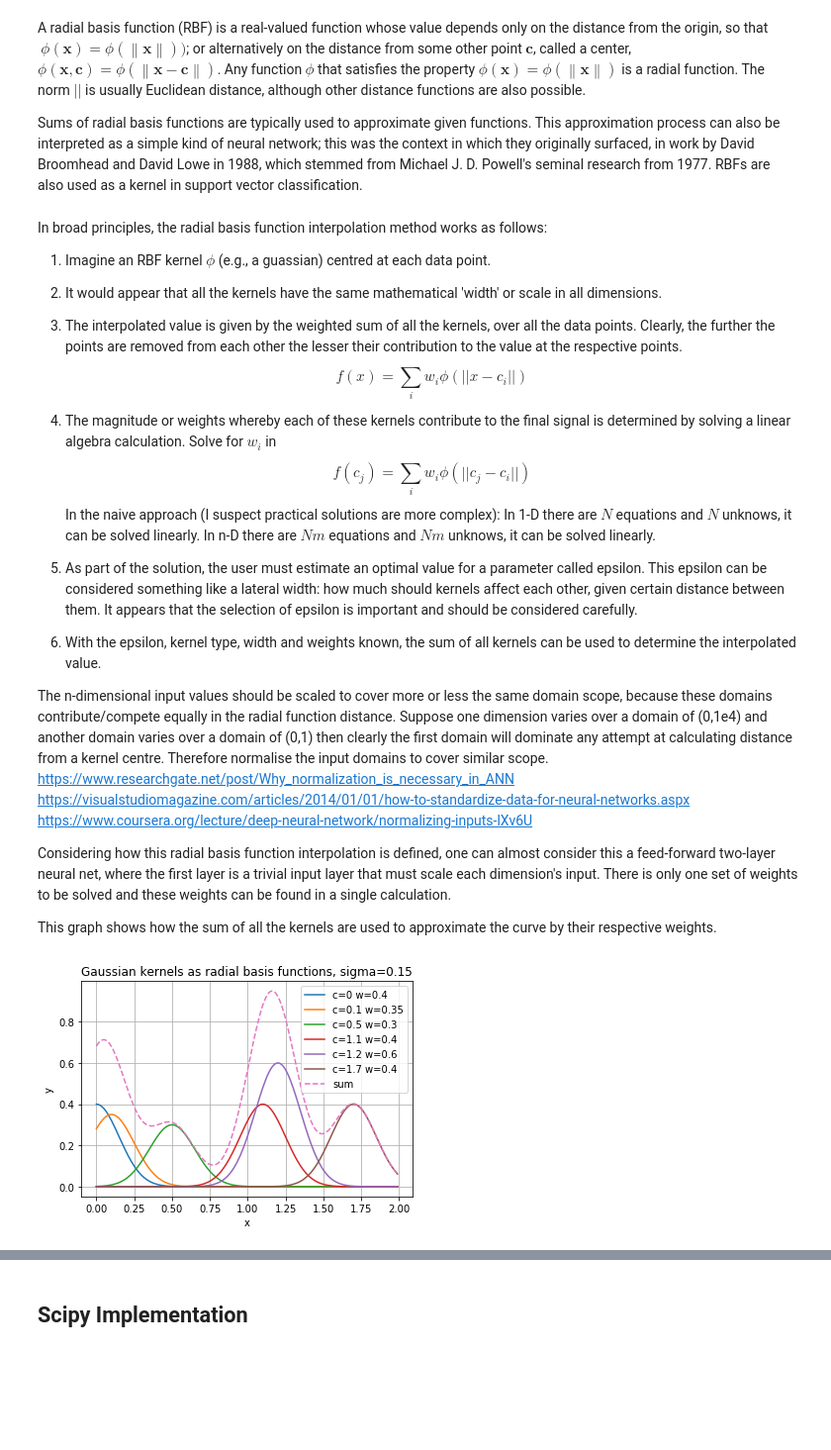
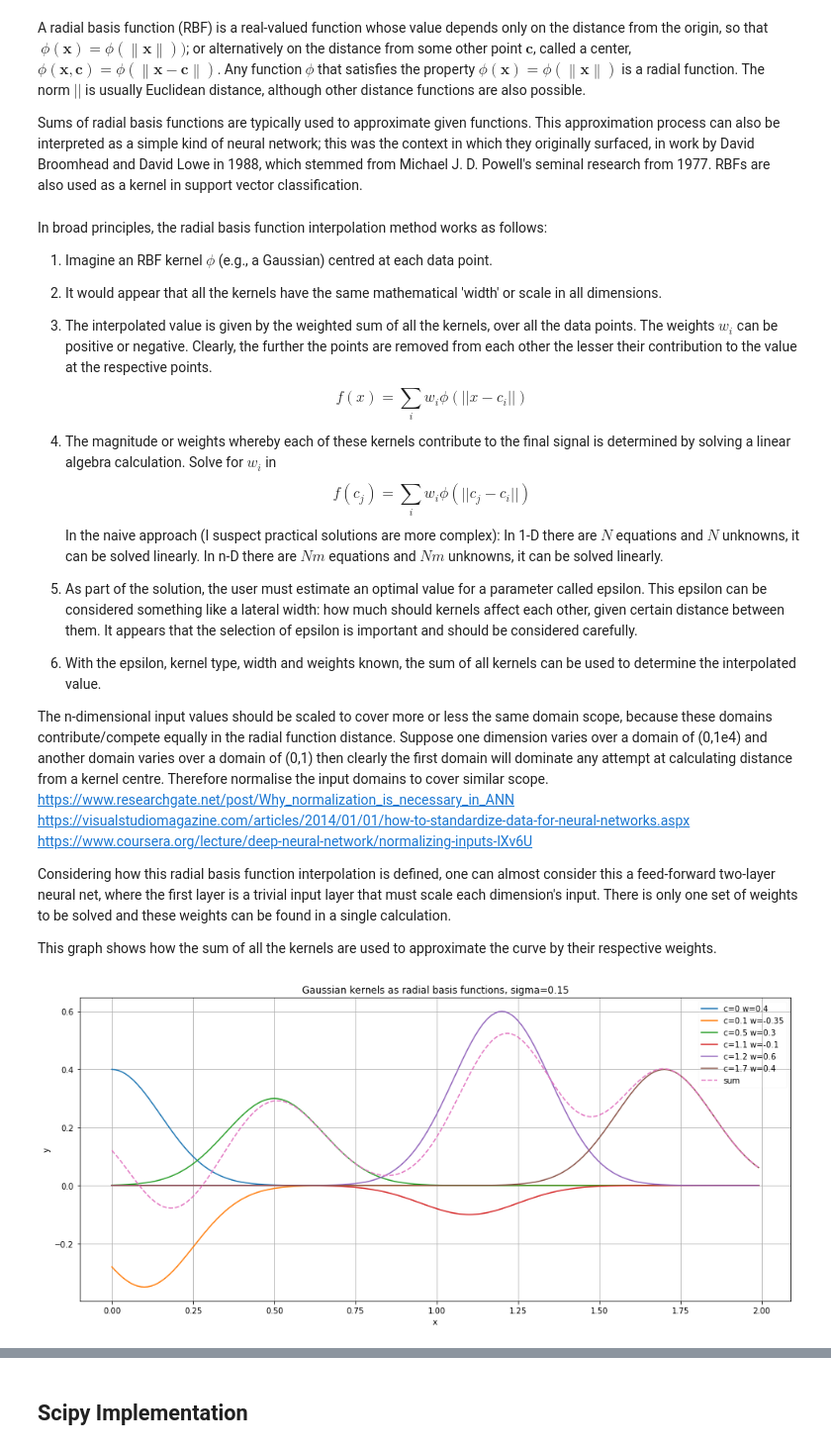
Before and after one commit to NelisW/PythonNotesToSelf, a Jupyter notebook: RBF-Interpolation.ipynb, the cells around one changed output, grey strips where cells are left out. Shown at 99% size. Saved outputs shown, nothing was run; the diff lists cells and outputs as text; code cells hidden in the pictures; blank space fills up the shorter version.

```diff
--- a/RBF-Interpolation.ipynb
+++ b/RBF-Interpolation.ipynb
@@ -19,16 +20,16 @@ Sums of radial basis functions are typically used to approximate given functions
 # %% [markdown]
 In broad principles, the radial basis function interpolation method works as follows:
 
-1. Imagine an RBF kernel $\phi$ (e.g., a guassian) centred at each data point.
+1. Imagine an RBF kernel $\phi$ (e.g., a Gaussian) centred at each data point.
 1. It would appear that all the kernels have the same mathematical 'width' or scale in all dimensions.
-1. The interpolated value is given by the weighted sum of all the kernels, over all the data points. Clearly, the further the points are removed  from each other the lesser their contribution to the value at the respective points.
+1. The interpolated value is given by the weighted sum of all the kernels, over all the data points. The weights $w_i$ can be positive or negative. Clearly, the further the points are removed  from each other the lesser their contribution to the value at the respective points.
 $$f(x) = \sum_i w_i\phi(||x-c_i||)$$
 
 2. The magnitude or weights whereby each of these kernels contribute to the final signal is determined by solving a linear algebra calculation.  Solve for $w_i$ in
 $$f(c_j) = \sum_i w_i \phi(||c_j-c_i||)$$
    In the naive approach (I suspect practical solutions are more complex):
-   In 1-D there are $N$ equations and $N$ unknows, it can be solved linearly.
-   In n-D there are $Nm$ equations and $Nm$ unknows, it can be solved linearly.
+   In 1-D there are $N$ equations and $N$ unknowns, it can be solved linearly.
+   In n-D there are $Nm$ equations and $Nm$ unknowns, it can be solved linearly.
 
 1. As part of the solution, the user must estimate an optimal value for a parameter called epsilon. This epsilon can be considered something like a lateral width: how much should kernels affect each other, given certain distance between them.  It appears that the selection of epsilon is important and should be considered carefully.
 1. With the epsilon, kernel type, width and weights known, the sum of all kernels can be used to determine the interpolated value.
@@ -44,30 +45,30 @@ This graph shows how the sum of all the kernels are used to approximate the curv
 # %%
 import matplotlib
 import matplotlib.pyplot as plt
 import numpy as np
 
 def gausskernel(t,sigma,shift):
     return np.exp(-0.5 * ((t-shift)/sigma) ** 2)
 
 # Data for plotting
 t = np.arange(0.0, 2.0, 0.01)
-fig, ax = plt.subplots()
+fig, ax = plt.subplots(figsize=(16,7))
 
 kernels = []
 sigma = 0.15
 shifts =  [0,  0.1,  .5, 1.1, 1.2, 1.7]
-weights = [0.4, 0.35, 0.3, 0.4, 0.6, 0.4]
+weights = [0.4, -0.35, 0.3, -0.1, 0.6, 0.4]
 sum = np.zeros(t.shape)
 for i, (shift,weight) in enumerate(zip(shifts,weights)):
     kernels.append(weight * gausskernel(t,sigma=sigma,shift=shift))
     sum += kernels[-1]
     ax.plot(t, kernels[-1],label=f'c={shift} w={weight}')
 
 ax.plot(t, sum, label='sum',linestyle='--')
 
 ax.set(xlabel='x', ylabel='y',
        title=f'Gaussian kernels as radial basis functions, sigma={sigma}')
-ax.legend()
+ax.legend(loc='best', fancybox=True, framealpha=0.1)
 ax.grid()
 # %% [output]
-[figure, old version]
+[figure, new version]
```
Also changed, not shown: parts of 14 cells of this notebook.
